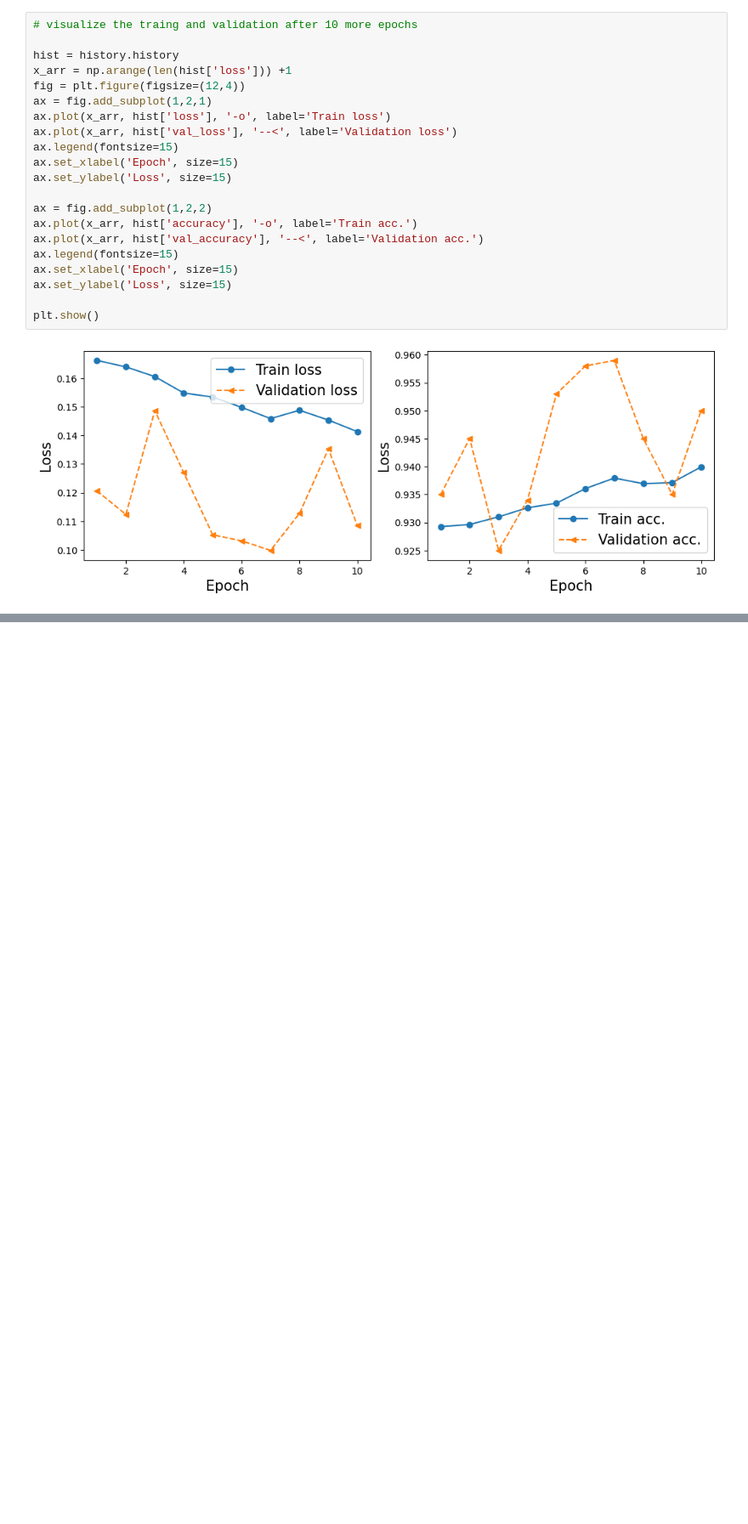
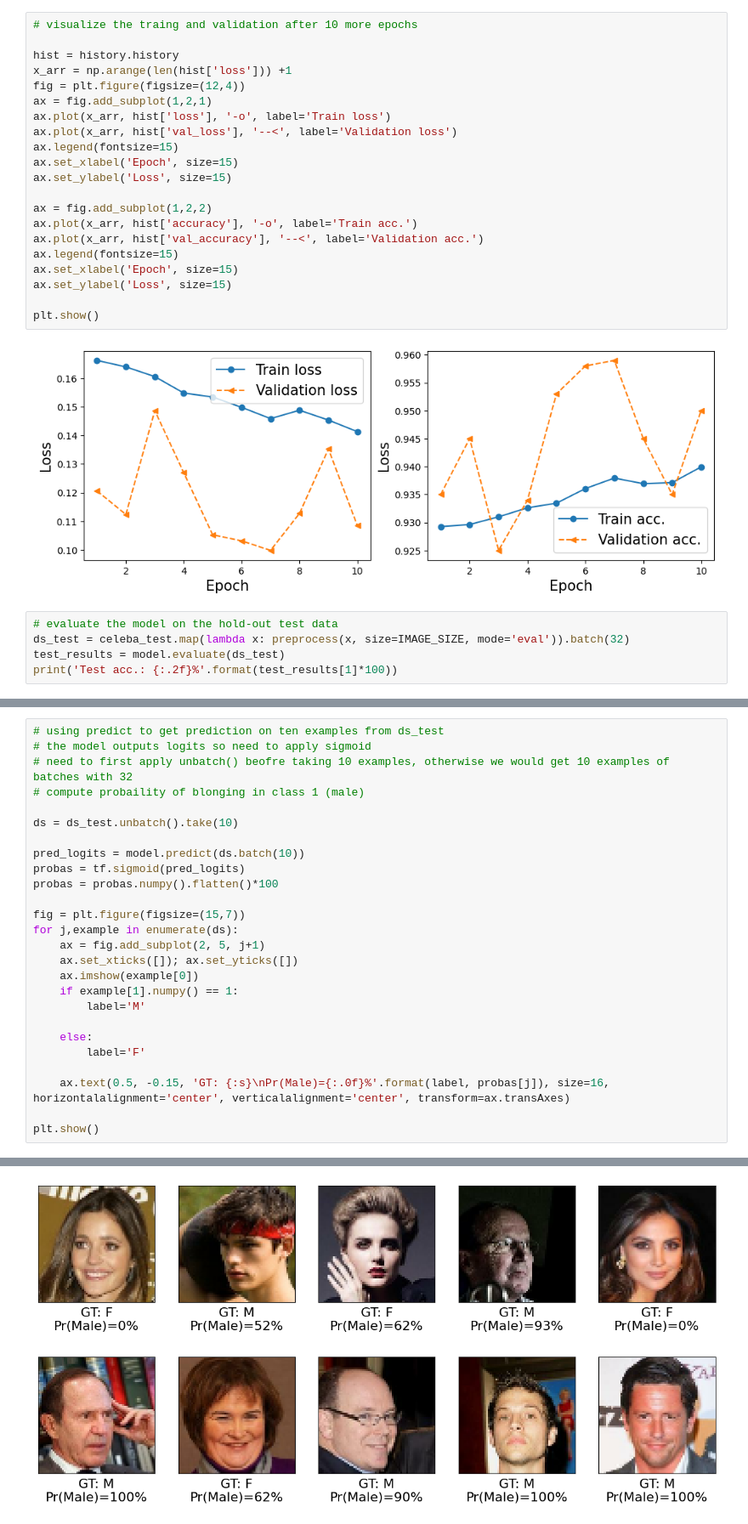
Before and after one commit to hskramstad00/DAT300, a Jupyter notebook: Boka/CH15: Classifing Images with CNN/gender_classification_face_images_CNN.ipynb, the cells around one changed output, grey strips where cells are left out. Shown at 85% size. Drawn from its saved outputs; the diff is of its cells as text; blank space fills up the shorter version.

```diff
--- a/Boka/CH15: Classifing Images with CNN/gender_classification_face_images_CNN.ipynb
+++ b/Boka/CH15: Classifing Images with CNN/gender_classification_face_images_CNN.ipynb
@@ -380,3 +380,8 @@ ax.set_ylabel('Loss', size=15)
 plt.show()
 # %% [output]
 [figure]
+# %%
+# evaluate the model on the hold-out test data
+ds_test = celeba_test.map(lambda x: preprocess(x, size=IMAGE_SIZE, mode='eval')).batch(32)
+test_results = model.evaluate(ds_test)
+print('Test acc.: {:.2f}%'.format(test_results[1]*100))
@@ -382,0 +391,27 @@ plt.show()
+# %%
+# using predict to get prediction on ten examples from ds_test
+# the model outputs logits so need to apply sigmoid
+# need to first apply unbatch() beofre taking 10 examples, otherwise we would get 10 examples of batches with 32
+# compute probaility of blonging in class 1 (male)
+
+ds = ds_test.unbatch().take(10)
+
+pred_logits = model.predict(ds.batch(10))
+probas = tf.sigmoid(pred_logits)
+probas = probas.numpy().flatten()*100
+
+fig = plt.figure(figsize=(15,7))
+for j,example in enumerate(ds):
+    ax = fig.add_subplot(2, 5, j+1)
+    ax.set_xticks([]); ax.set_yticks([])
+    ax.imshow(example[0])
+    if example[1].numpy() == 1:
+        label='M'
+
+    else:
+        label='F'
+
+    ax.text(0.5, -0.15, 'GT: {:s}\nPr(Male)={:.0f}%'.format(label, probas[j]), size=16, horizontalalignment='center', verticalalignment='center', transform=ax.transAxes)
+
+plt.show()
+# %% [output]
@@ -382,0 +419 @@ plt.show()
+[figure, added]
```
Also changed, not shown: parts of 2 cells of this notebook.
